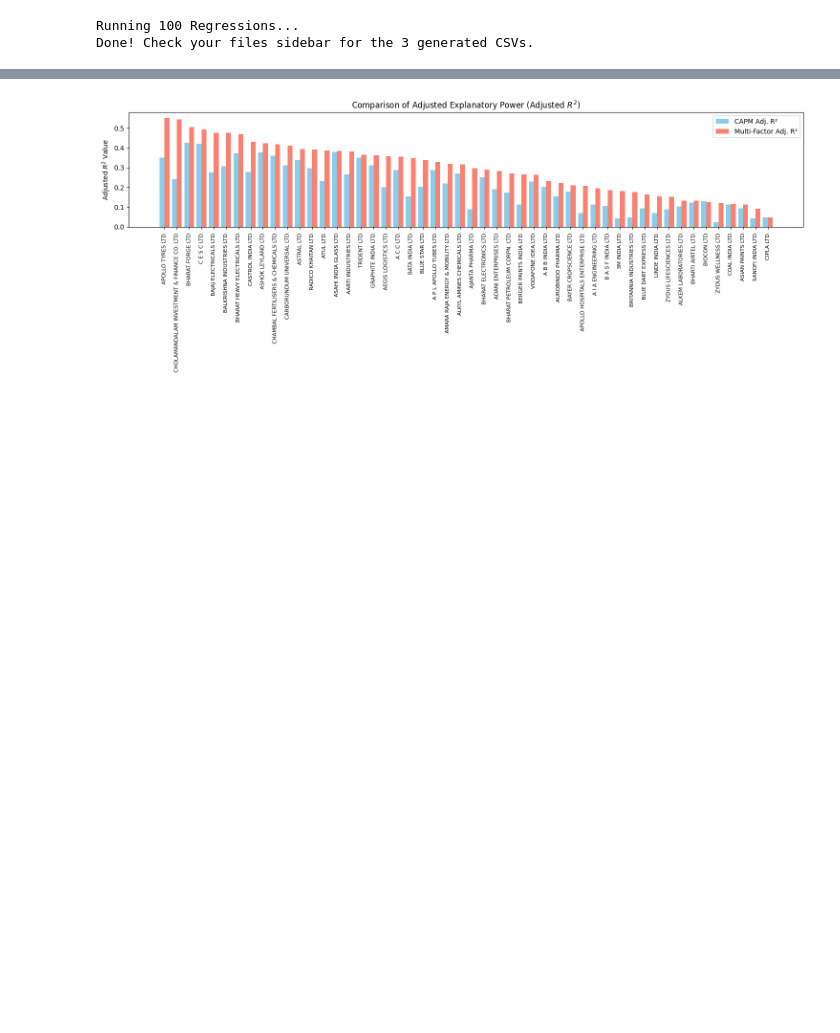
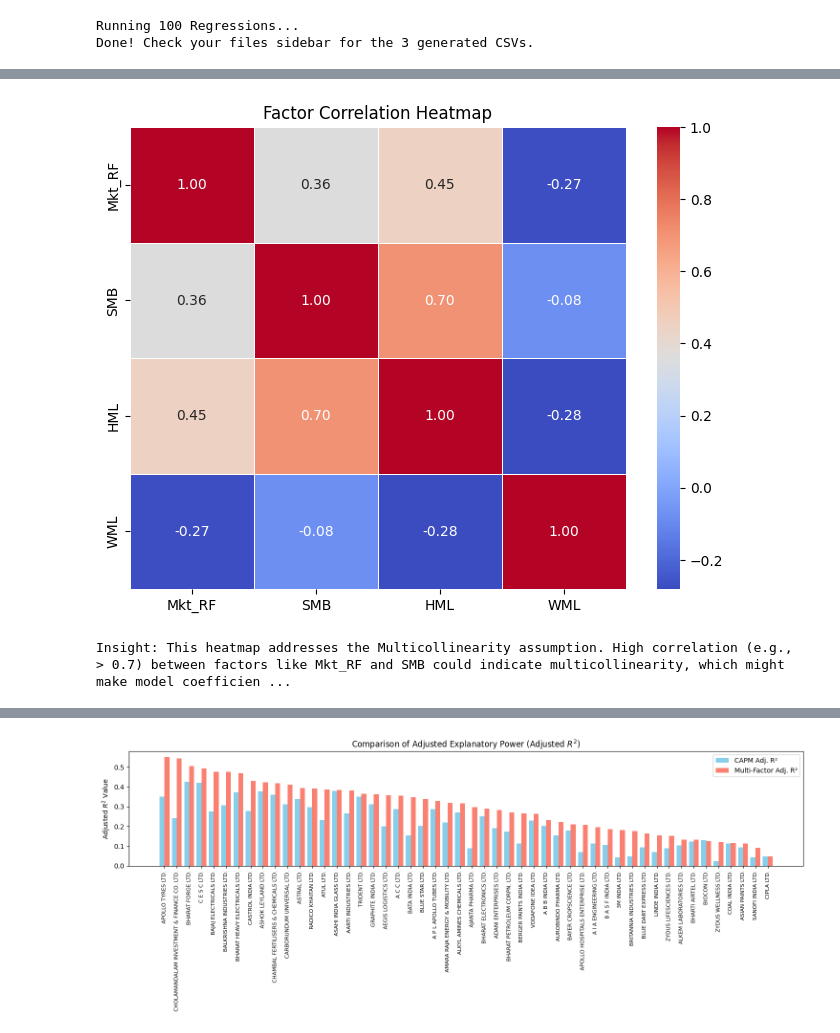
Before and after one commit to sreejit-19/IQF, a Jupyter notebook: draft1_iqf.ipynb, the cells around one changed output, grey strips where cells are left out. Drawn from its saved outputs; the diff is of its cells as text; code cells hidden in the pictures; blank space fills up the shorter version.

```diff
--- a/draft1_iqf.ipynb
+++ b/draft1_iqf.ipynb
@@ -89,0 +156,27 @@ Done! Check your files sidebar for the 3 generated CSVs.
+# %%
+import pandas as pd
+import seaborn as sns
+import matplotlib.pyplot as plt
+
+# Load the main data
+df = pd.read_csv('Sorted_Asset_Pricing_Data.csv')
+
+# Calculate Market Excess Return
+RF = 0.0045 # Assuming this is consistent as defined in previous cells
+df['Mkt_RF'] = df['Market_Return'] - RF
+
+# Select the factor columns
+factors = df[['Mkt_RF', 'SMB', 'HML', 'WML']]
+
+# Calculate the correlation matrix
+correlation_matrix = factors.corr()
+
+plt.figure(figsize=(8, 6))
+sns.heatmap(correlation_matrix, annot=True, cmap='coolwarm', fmt=".2f", linewidths=.5)
+plt.title('Factor Correlation Heatmap')
+plt.show()
+
+print("Insight: This heatmap addresses the Multicollinearity assumption. High correlation (e.g., > 0.7) between factors like Mkt_RF and SMB could indicate multicollinearity, which might make model coefficients less reliable or predictions unstable. Analyzing these correlations helps understand the 'fine print' of the mathematical assumptions.")
+# %% [output]
+[figure, added]
+Insight: This heatmap addresses the Multicollinearity assumption. High correlation (e.g., > 0.7) between factors like Mkt_RF and SMB could indicate multicollinearity, which might make model coefficien ...
```
Also changed, not shown: parts of 6 cells of this notebook.
